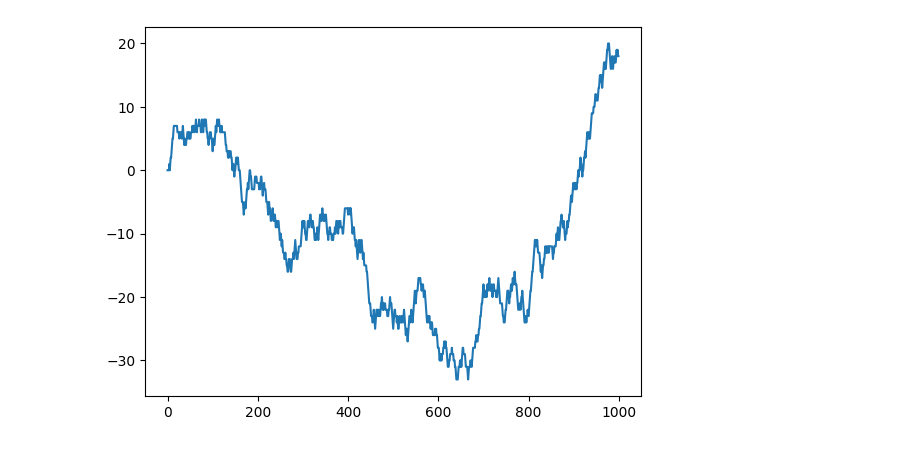
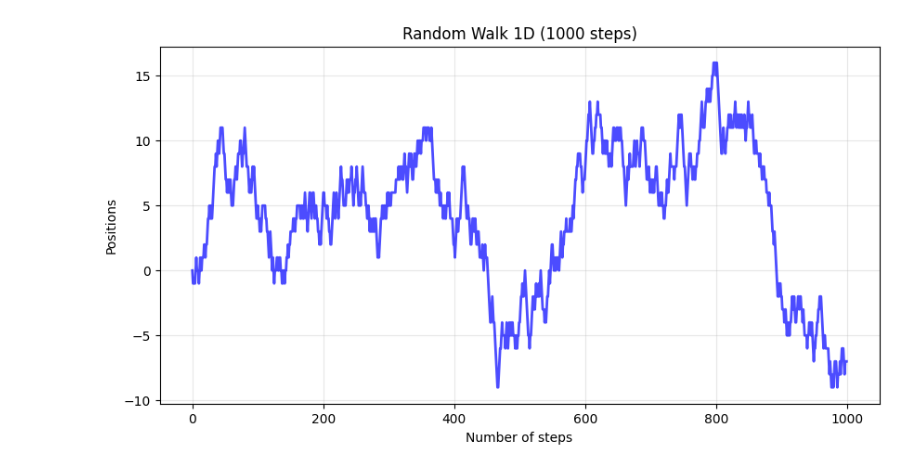
Before and after one commit to HA-MC/Random-Walk_Stochastic-Processes_HAMC, a Jupyter notebook: notebooks/test.ipynb, the cells around one changed output. Saved outputs shown, nothing was run; the diff lists cells and outputs as text; code cells hidden in the pictures.

```diff
--- a/notebooks/test.ipynb
+++ b/notebooks/test.ipynb
@@ -1,32 +1,36 @@
 # %%
-# Python code for 1-D random walk.
-import random
+# Python code for 1-D random walk (interactive)
 import numpy as np
 import matplotlib.pyplot as plt
 
-# Probability to move up or down
-prob = [0.5, 0.5]
+# Ask the user for the number of steps
+try:
+    n = int(input("Enter the number of steps for the random walk: "))
+    if n <= 0:
+        raise ValueError
+except ValueError:
+    print("Number invalid, n=1000 will be used by default.")
+    n = 1000
 
-n = 1000
-
-
-# statically defining the starting position
+# Define initial position
 start = 0
 positions = np.zeros(n)
 positions[0] = start
 
-values = np.zeros(n)
-for i in range(n):
-  values[i] = np.random.choice([-1,0,1])
+# Generate random steps [-1, 0, 1]
+values = np.random.choice([-1, 0, 1], size=n)
 
-# calculando nuevas posiciones
-for i in range(2,n):
-  positions[i] = positions[i-1] + values[i]
+# Calculated accumulated positions
+for i in range(1, n):
+    positions[i] = positions[i-1] + values[i]
 
-
-
-# plotting down the graph of the random walk in 1D
-plt.plot(positions)
+# Graphic the 1D random walk
+plt.figure(figsize=(10,5))
+plt.plot(positions, color="blue", linewidth=2, alpha=0.7)
+plt.title(f"Random Walk 1D ({n} steps)")
+plt.xlabel("Number of steps")
+plt.ylabel("Positions")
+plt.grid(alpha=0.3)
 plt.show()
 # %% [output]
-[figure, old version]
+[figure, new version]
```
